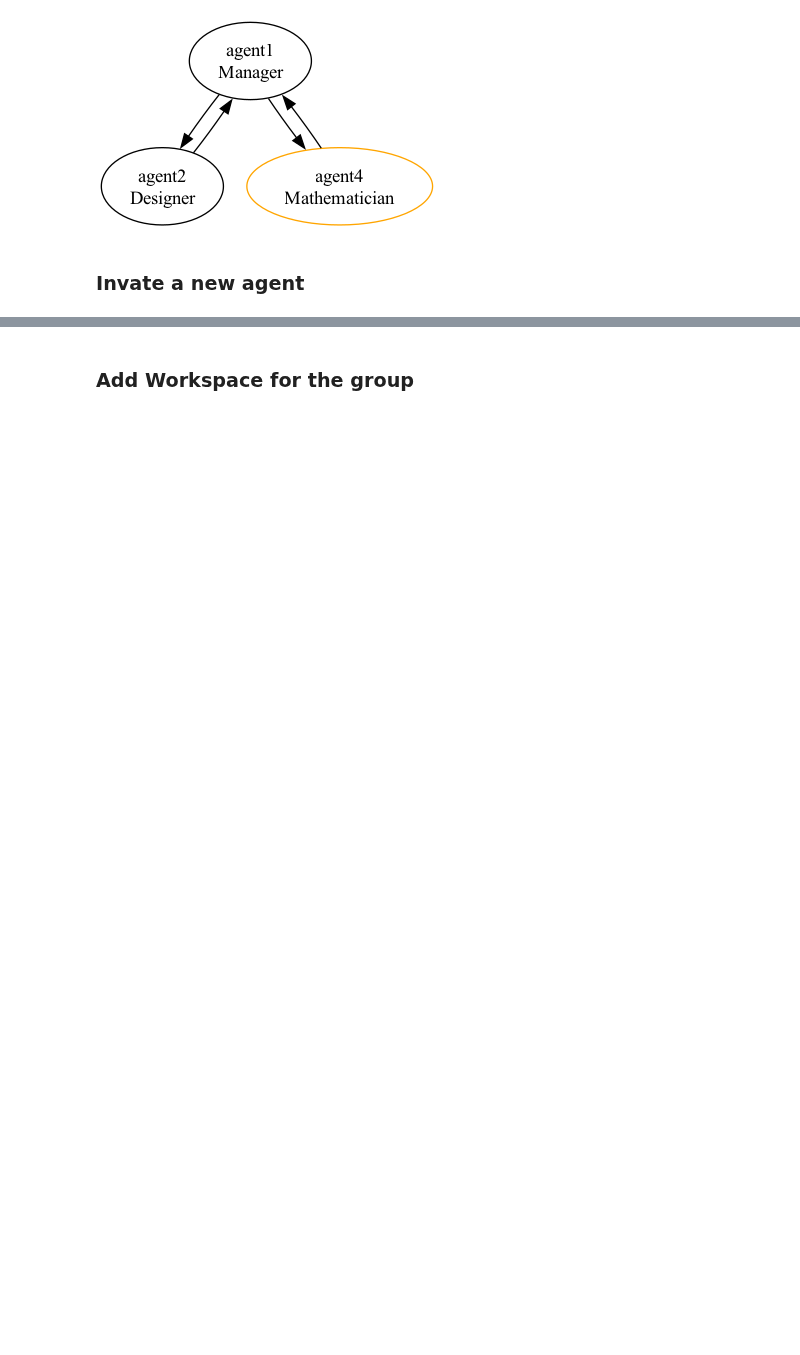
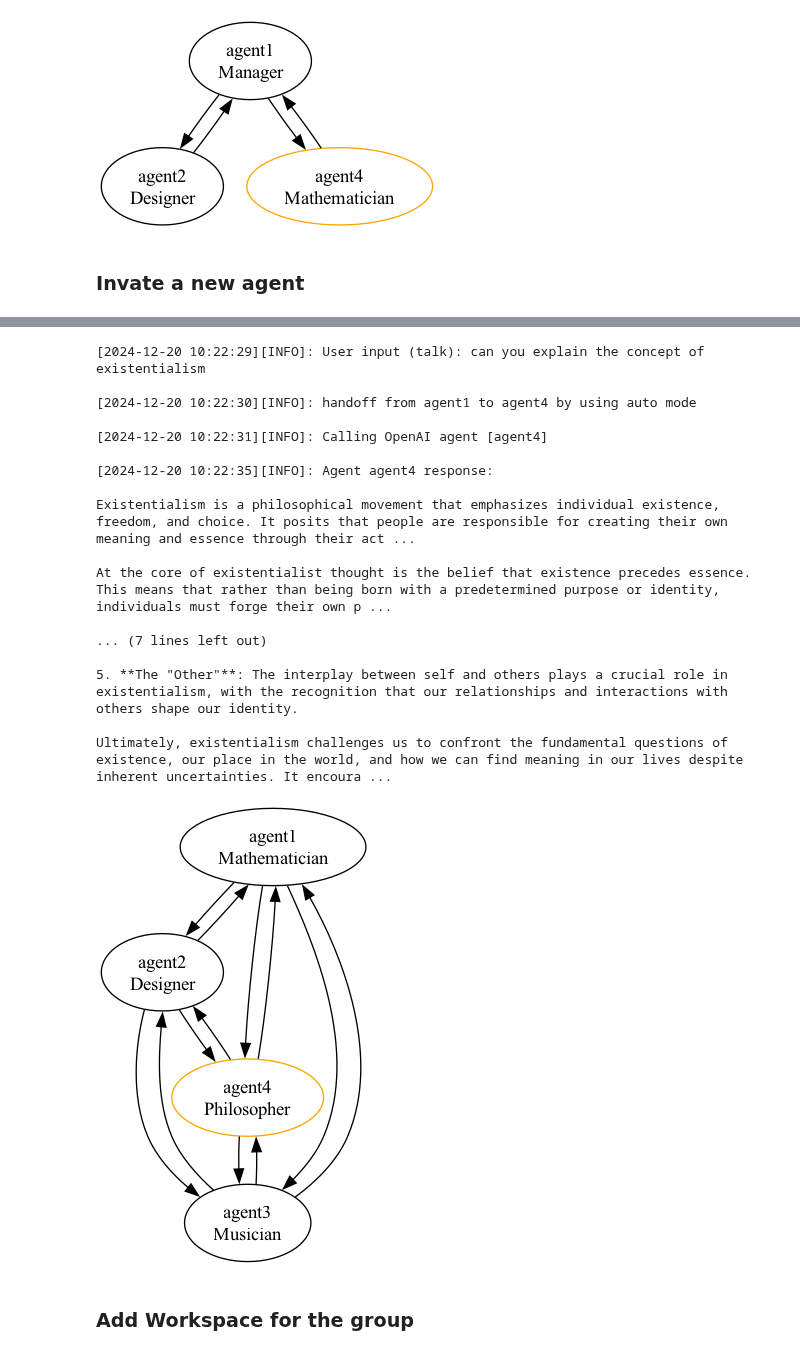
Before and after one commit to ZJCODE/Multi-Agent-Framework, a Jupyter notebook: examples/001 group.ipynb, the cells around one changed output, grey strips where cells are left out. Drawn from its saved outputs; the diff is of its cells as text; code cells hidden in the pictures; blank space fills up the shorter version.

```diff
--- a/examples/001 group.ipynb
+++ b/examples/001 group.ipynb
@@ -232,4 +234,26 @@ Image(g.draw_relations())
 [figure]
+# %%
+_ = g.chat("can you explain the concept of existentialism")
+Image(g.draw_relations())
+# %% [output]
+[2024-12-20 10:22:29][INFO]: User input (talk): can you explain the concept of existentialism
+
+[2024-12-20 10:22:30][INFO]: handoff from agent1 to agent4 by using auto mode
+
+[2024-12-20 10:22:31][INFO]: Calling OpenAI agent [agent4]
+
+[2024-12-20 10:22:35][INFO]: Agent agent4 response:
+
+Existentialism is a philosophical movement that emphasizes individual existence, freedom, and choice. It posits that people are responsible for creating their own meaning and essence through their act ...
+
+At the core of existentialist thought is the belief that existence precedes essence. This means that rather than being born with a predetermined purpose or identity, individuals must forge their own p ...
+
+... (7 lines left out)
+
+5. **The "Other"**: The interplay between self and others plays a crucial role in existentialism, with the recognition that our relationships and interactions with others shape our identity.
+
+Ultimately, existentialism challenges us to confront the fundamental questions of existence, our place in the world, and how we can find meaning in our lives despite inherent uncertainties. It encoura ...
+[figure, added]
 # %% [markdown]
 ### Add Workspace for the group
 # %%
```
Also changed, not shown: parts of 11 cells of this notebook, 3 other files.
